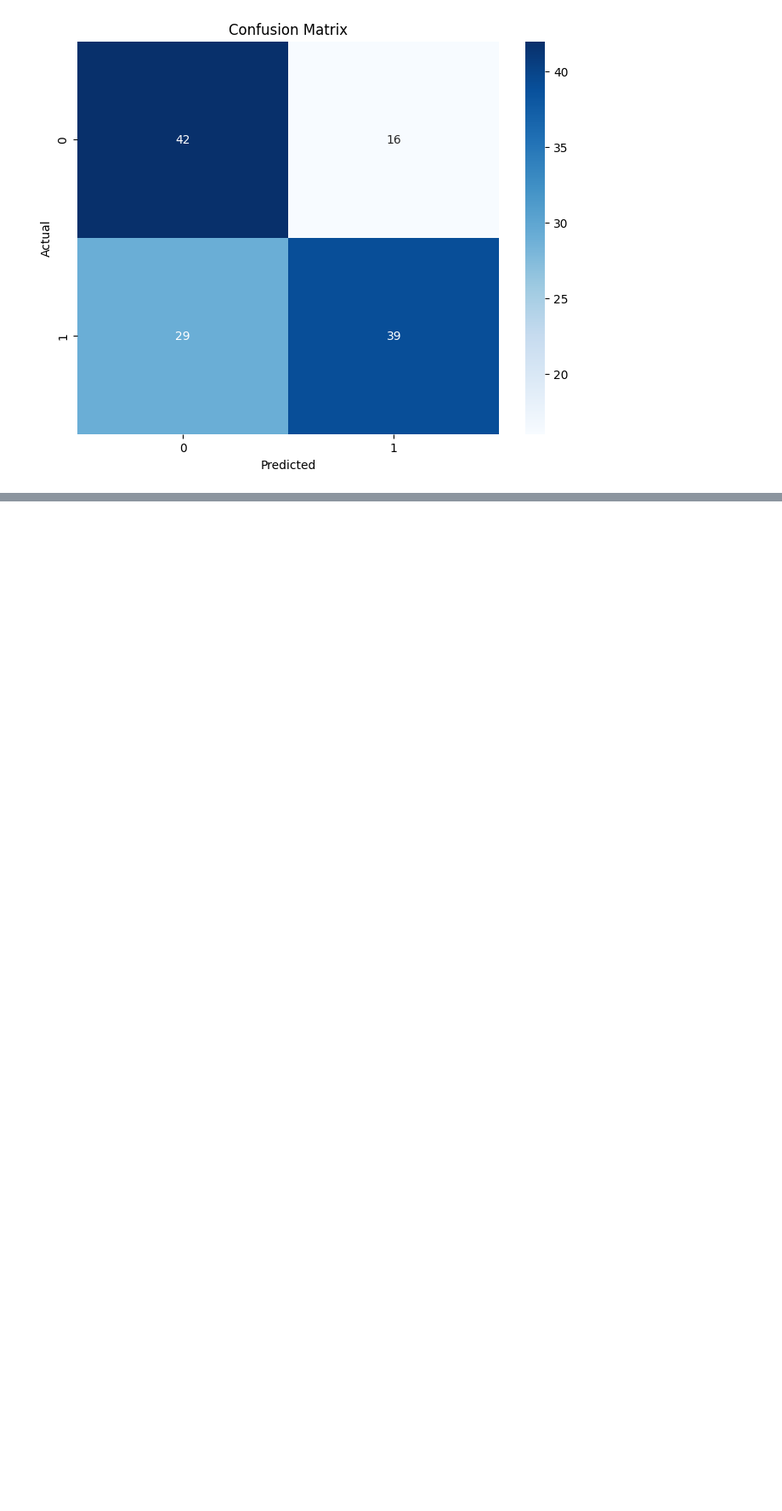
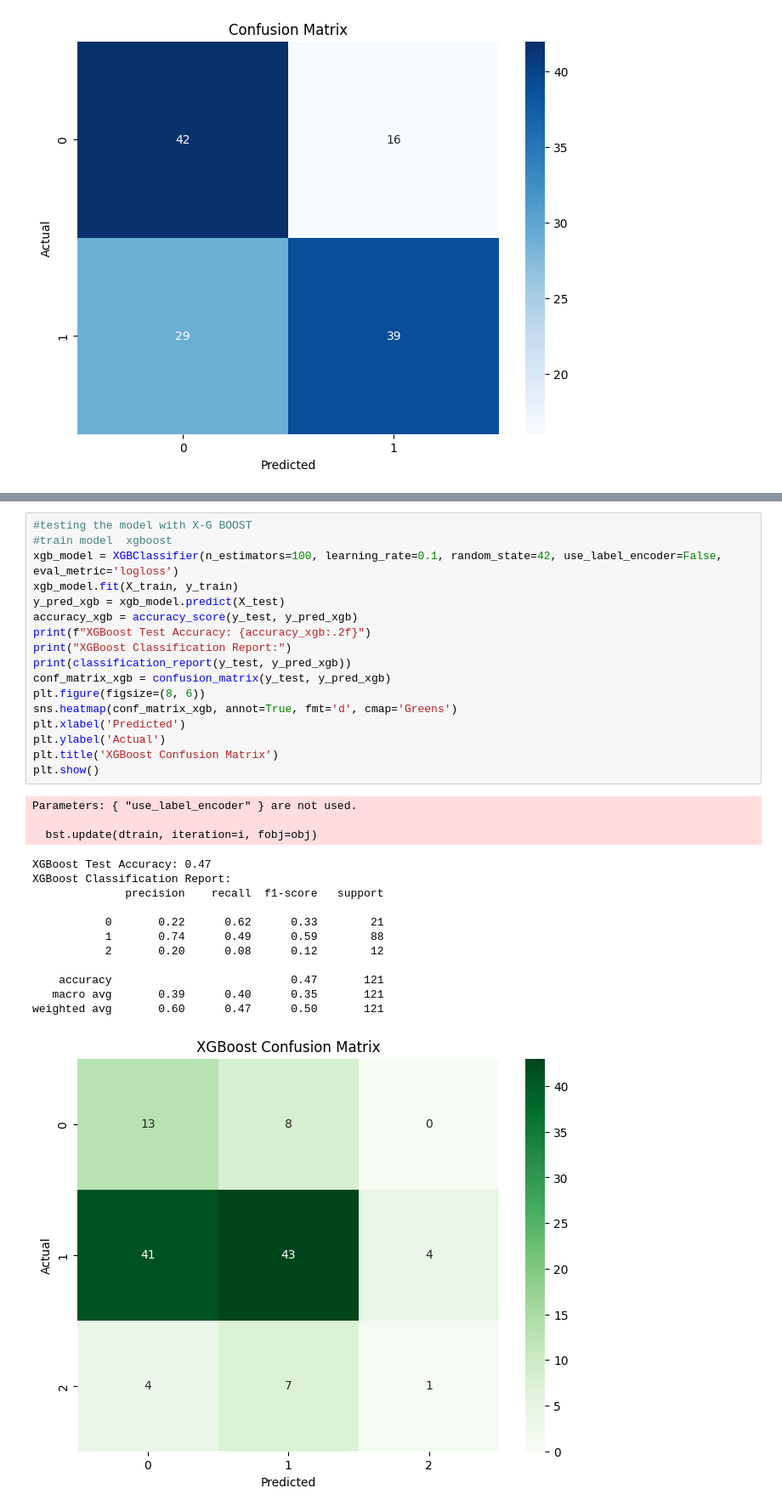
Before and after one commit to gregory-bot/crypto-model-classifier, a Jupyter notebook: src/train.ipynb, the cells around one changed output, grey strips where cells are left out. Shown at 85% size. Drawn from its saved outputs; the diff is of its cells as text; blank space fills up the shorter version.

```diff
--- a/src/train.ipynb
+++ b/src/train.ipynb
@@ -397,0 +480,33 @@ weighted avg       0.65      0.64      0.64       126
+# %%
+#testing the model with X-G BOOST
+#train model  xgboost
+xgb_model = XGBClassifier(n_estimators=100, learning_rate=0.1, random_state=42, use_label_encoder=False, eval_metric='logloss')
+xgb_model.fit(X_train, y_train)
+y_pred_xgb = xgb_model.predict(X_test)
+accuracy_xgb = accuracy_score(y_test, y_pred_xgb)
+print(f"XGBoost Test Accuracy: {accuracy_xgb:.2f}")
+print("XGBoost Classification Report:")
+print(classification_report(y_test, y_pred_xgb))
+conf_matrix_xgb = confusion_matrix(y_test, y_pred_xgb)
+plt.figure(figsize=(8, 6))
+sns.heatmap(conf_matrix_xgb, annot=True, fmt='d', cmap='Greens')
+plt.xlabel('Predicted')
+plt.ylabel('Actual')
+plt.title('XGBoost Confusion Matrix')
+plt.show()
+# %% [output]
+Parameters: { "use_label_encoder" } are not used.
+
+  bst.update(dtrain, iteration=i, fobj=obj)
+XGBoost Test Accuracy: 0.47
+XGBoost Classification Report:
+              precision    recall  f1-score   support
+
+           0       0.22      0.62      0.33        21
+           1       0.74      0.49      0.59        88
+           2       0.20      0.08      0.12        12
+
+    accuracy                           0.47       121
+   macro avg       0.39      0.40      0.35       121
+weighted avg       0.60      0.47      0.50       121
+[figure, added]
```
Also changed, not shown: parts of 10 cells of this notebook, 5 other files.
